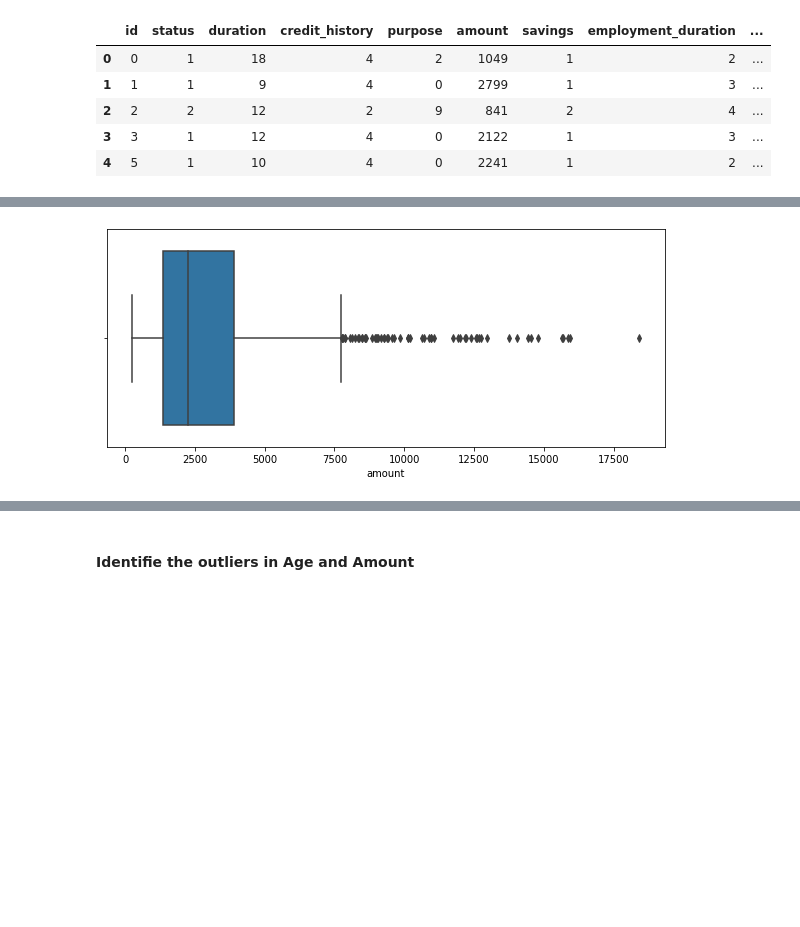
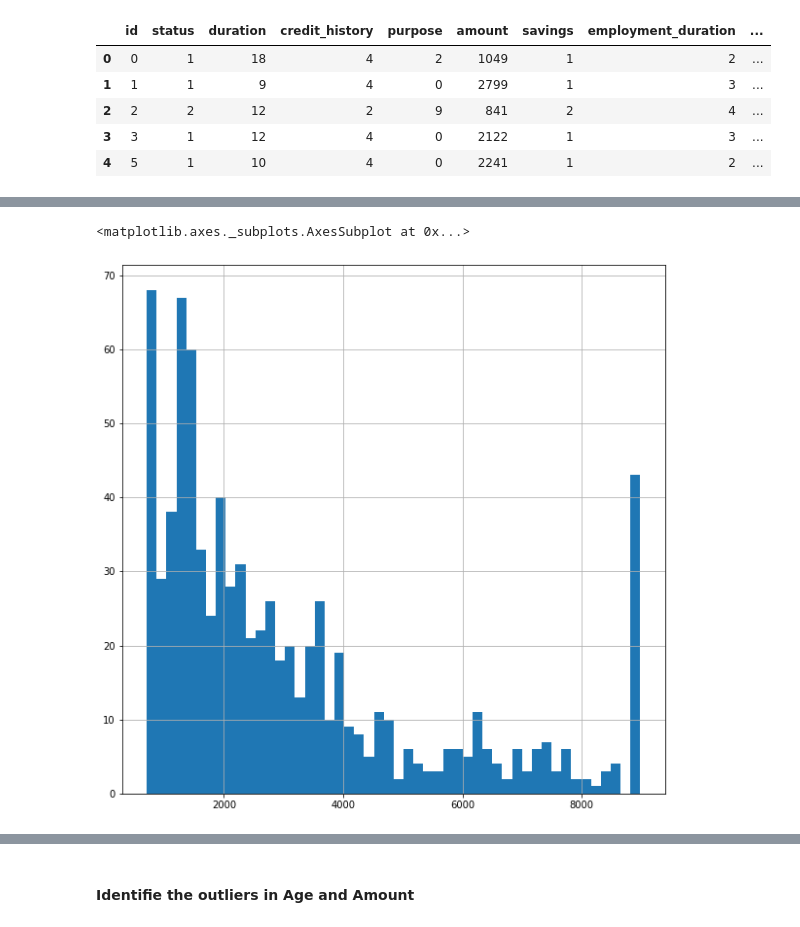
Before and after one commit to jbEmanuel/German_Credit_Risk_Classification, a Jupyter notebook: German_Credit.ipynb, the cells around one changed output, grey strips where cells are left out. Cells and saved outputs as stored; diff of their text form; code cells hidden in the pictures; blank space fills up the shorter version.

```diff
--- a/German_Credit.ipynb
+++ b/German_Credit.ipynb
@@ -100,0 +127,4 @@ data['amount'].hist(bins = 50,figsize=(10,10))
+# %%
+# Applying Windsorization to age variable
+def winsorize(df, variable, upper_limit, lower_limit):
+  return np.where(df[variable] > upper_limit, upper_limit,np.where(df[variable] < lower_limit, lower_limit, df[variable]))
@@ -100,0 +135,11 @@ data['amount'].hist(bins = 50,figsize=(10,10))
+# %%
+# creating the variable w_age created using windsorization
+df['w_age']= winsorize(df, 'age', df['age'].quantile(0.95), df['age'].quantile(0.05))
+df['w_age'].hist(bins = 50,figsize=(10,10))
+# %%
+# creating the variable w_amount created using windsorization
+df['w_amount']= winsorize(df, 'amount', df['amount'].quantile(0.95), df['amount'].quantile(0.05))
+df['w_amount'].hist(bins = 50,figsize=(10,10))
+# %% [output]
+<matplotlib.axes._subplots.AxesSubplot at 0x...>
+[figure, added]
@@ -107,5 +184 @@ def box_plot(df):
   plt.show()
-# %%
-box_plot(data['amount'])
-# %% [output]
-[figure, removed]
```
Also changed, not shown: parts of 22 cells of this notebook.
